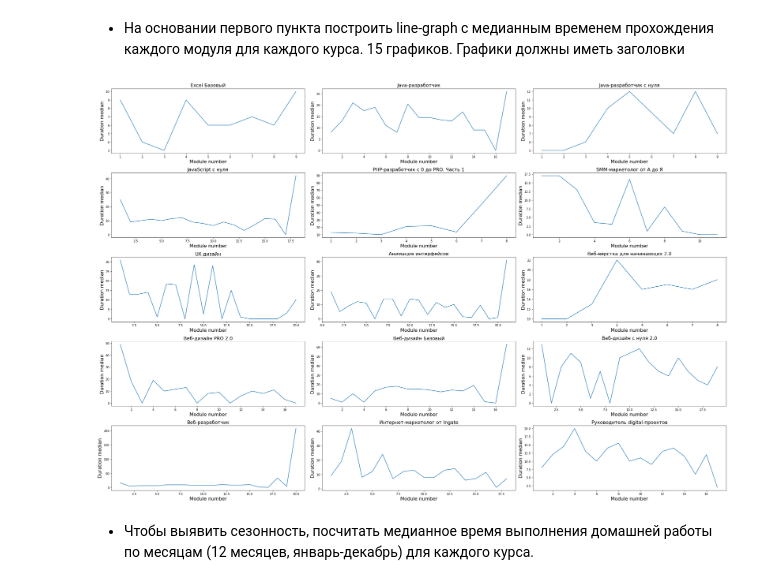
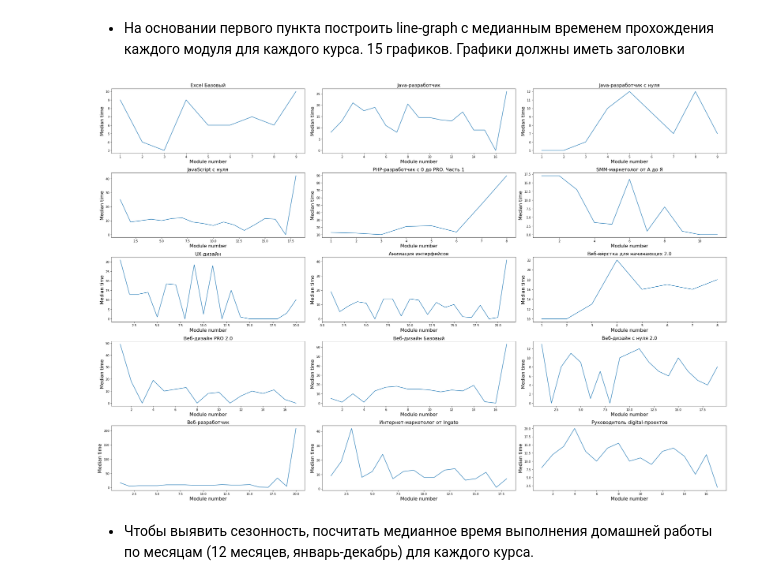
Before and after one commit to vegorovmsk/skillbox_ds_analytics_project_1, a Jupyter notebook: Coursework_analytics_1.ipynb, the cells around one changed output. Drawn from its saved outputs; the diff is of its cells as text; code cells hidden in the pictures.

```diff
--- a/Coursework_analytics_1.ipynb
+++ b/Coursework_analytics_1.ipynb
@@ -631 +628,5 @@ KeyError: 'start_date'
+# %%
+grouped_progresses['month'] = grouped_progresses.apply(lambda x: pd.date_range(x['start_date'], periods=x['duration'], freq='M'), axis=1)
+# %%
+grouped_progresses = grouped_progresses.explode('month')
 # %%
@@ -646,16 +638,16 @@ grouped_progresses_df.head()
 # %%
 fig, axes = plt.subplots(5, 3, figsize=(30, 20))
 
-for ax, t in zip(axes.ravel(), grouped_progresses_df.title.unique()):
-    temp_df = grouped_progresses_df[grouped_progresses_df.title.eq(t)]\
+for ax, t in zip(axes.ravel(), grouped_progresses.title.unique()):
+    temp_df = grouped_progresses[grouped_progresses.title.eq(t)]\
                 .dropna()\
-                .sort_values(by='start_date')
+                .sort_values(by='month')
     ax.set_title(t, fontsize=16)
 
 
     plt.tight_layout()
 
-    temp_df.plot.line(x='start_date', y='progress_count', ax=ax, legend=None)
+    temp_df.plot.line(x='month', y='progress_count', ax=ax, legend=None)
 
     ax.set_xlabel('Dates', fontsize=16)
     ax.set_ylabel('Progress count', fontsize=16)
@@ -671,14 +663,14 @@ months_fmt_prog = mdates.DateFormatter('%Y-%m')
 
 fig, ax = plt.subplots(figsize=(20, 15))
 
-for t in grouped_progresses_df.title.unique():
-    temp_df = grouped_progresses_df[grouped_progresses_df.title.eq(t)]\
+for t in grouped_progresses.title.unique():
+    temp_df = grouped_progresses[grouped_progresses.title.eq(t)]\
                 .dropna()\
-                .sort_values(by='start_date')
+                .sort_values(by='month')
     ax.set_title('Progresses count by course', fontsize=16)
 
 
-    temp_df.plot.line(x='start_date', y='progress_count', ax=ax, label=t)
+    temp_df.plot.line(x='month', y='progress_count', ax=ax, label=t)
 
     ax.set_xlabel('Dates', fontsize=14)
     ax.set_ylabel('Progresses count', fontsize=14)
@@ -714,34 +722,25 @@ module_grouped = module_grouped.groupby(['title', 'module_number', 'module_title
 # %% [markdown]
 * На основании первого пункта построить line-graph с медианным временем прохождения каждого модуля для каждого курса. 15 графиков. Графики должны иметь заголовки
 # %%
-fig, ax = plt.subplots(figsize=(20, 15))
+fig, axes = plt.subplots(5, 3, figsize=(30, 20))
 
-for t in grouped_progresses_df.title.unique():
-    temp_df = grouped_progresses_df[grouped_progresses_df.title.eq(t)]\
+for ax, t in zip(axes.ravel(), module_grouped.title.unique()):
+    temp_df = module_grouped[module_grouped.title.eq(t)]\
                 .dropna()\
-                .sort_values(by='start_date')
-    ax.set_title('Progresses count by course', fontsize=16)
+                .sort_values(by='module_number')
+    ax.set_title(t, fontsize=16)
 
 
-    temp_df.plot.line(x='start_date', y='progress_count', ax=ax, label=t)
+    plt.tight_layout()
 
-    ax.set_xlabel('Dates', fontsize=14)
-    ax.set_ylabel('Progresses count', fontsize=14)
+    temp_df.plot.line(x='module_number', y=('duration', 'median'), ax=ax, legend=None)
 
-
-ax.xaxis.set_major_locator(months_prog)
-ax.xaxis.set_major_formatter(months_fmt_prog)
-
-ax.format_xdata = mdates.DateFormatter('%Y-%m')
-
-ax.legend(fontsize=16, loc=1, bbox_to_anchor=(1.4, 1))
-sns.despine(left=True, bottom=True)
-
-fig.autofmt_xdate()
+    ax.set_xlabel('Module number', fontsize=16)
+    ax.set_ylabel('Median time', fontsize=16)
 
 plt.show()
 # %% [output]
-[figure, old version]
+[figure, new version]
 # %% [markdown]
 * Чтобы выявить сезонность, посчитать медианное время выполнения домашней работы по месяцам (12 месяцев, январь-декабрь) для каждого курса.
 # %%
```
Also changed, not shown: parts of 13 cells of this notebook.
